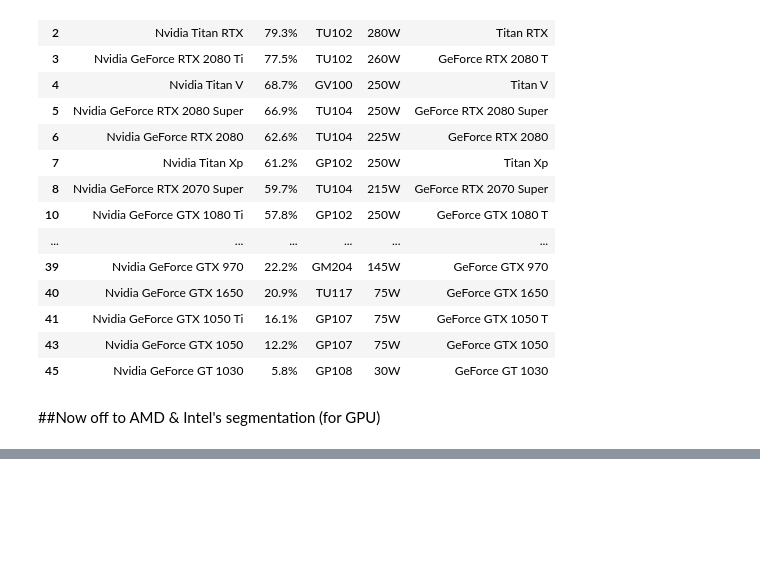
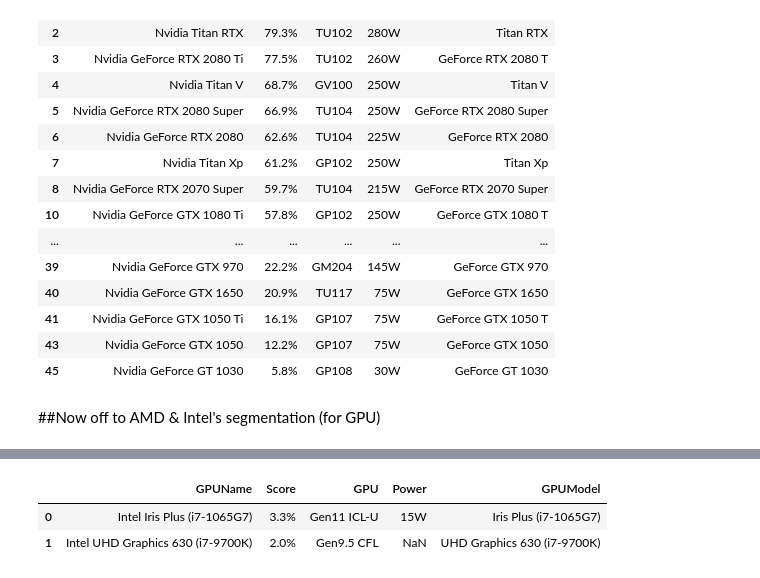
Before and after one commit to arimanyus/Kashi-Base1, a Jupyter notebook: Fetcher.ipynb, the cells around one changed output, grey strips where cells are left out. Saved outputs shown, nothing was run; the diff lists cells and outputs as text; code cells hidden in the pictures; blank space fills up the shorter version.

Commit message:
Intel dataframe segmented

```diff
--- a/Fetcher.ipynb
+++ b/Fetcher.ipynb
@@ -198,0 +199,6 @@ AMD
+# %%
+Intel
+# %% [output]
+|  | GPUName | Score | GPU | Power | GPUModel |
+| 0 | Intel Iris Plus (i7-1065G7) | 3.3% | Gen11 ICL-U | 15W | Iris Plus (i7-1065G7) |
+| 1 | Intel UHD Graphics 630 (i7-9700K) | 2.0% | Gen9.5 CFL | NaN | UHD Graphics 630 (i7-9700K) |
```
Also changed, not shown: parts of 3 cells of this notebook, 1 other file.
